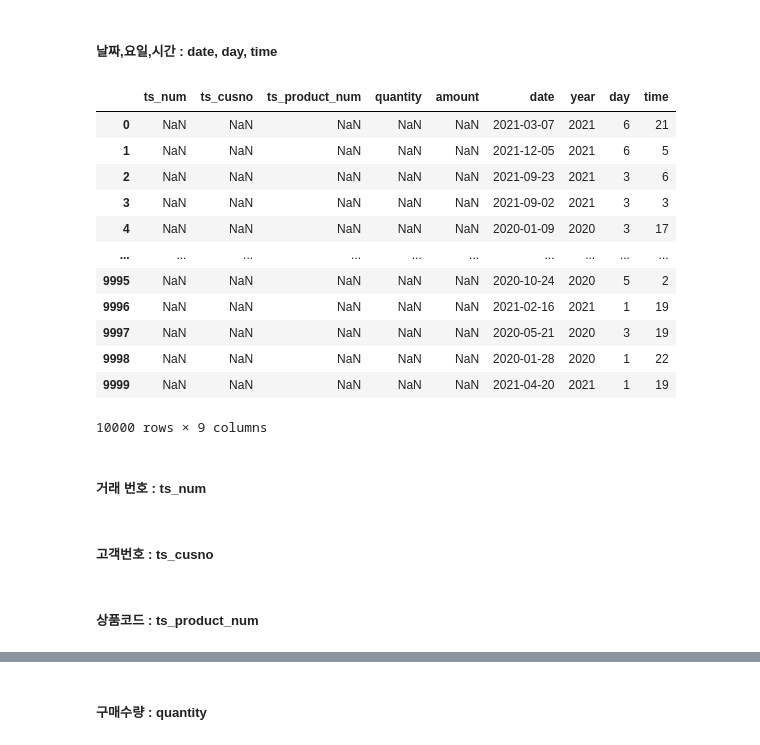
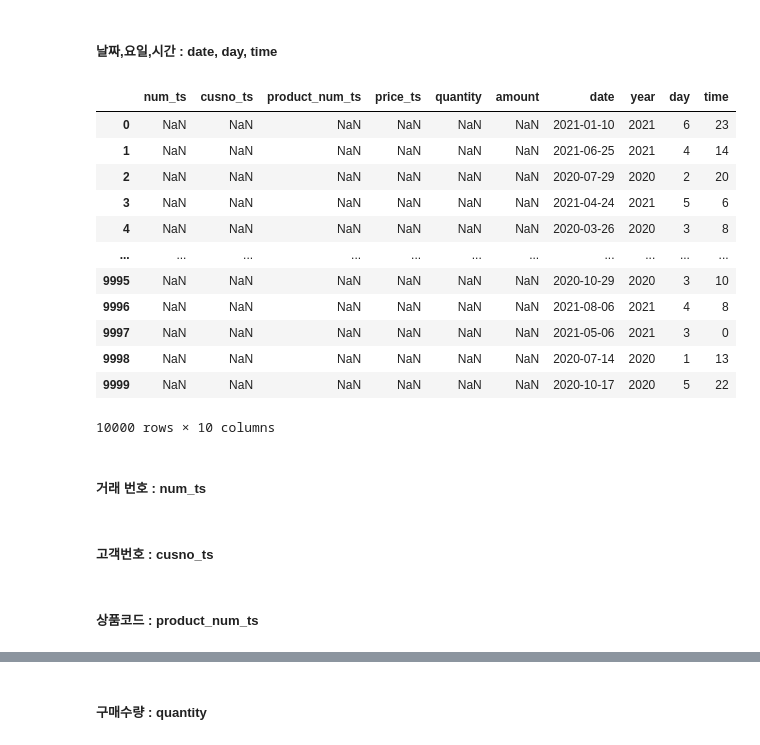
Before and after one commit to zivary/Working-with-data, a Jupyter notebook: 고객거래데이터_cakd_07_맛집트레블러.ipynb, the cells around one changed output, grey strips where cells are left out. Drawn from its saved outputs; the diff is of its cells as text; code cells hidden in the pictures.

```diff
--- a/고객거래데이터_cakd_07_맛집트레블러.ipynb
+++ b/고객거래데이터_cakd_07_맛집트레블러.ipynb
@@ -302,6 +367,7 @@ product.price = price
 # %% [markdown]
 #### 거래 데이터프레임 양식 만들기
 # %%
-purchase = pd.DataFrame(columns=['ts_num', 'ts_cusno', 'ts_product_num', 'quantity','amount', 'date', 'year', 'day', 'time'])
+purchase = pd.DataFrame(columns=['num_ts', 'cusno_ts', 'product_num_ts', 'price_ts',
+                        'quantity', 'amount', 'date', 'year', 'day', 'time'])
 purchase
 # %% [output]
@@ -313,42 +379,43 @@ purchase
 # %%
 from datetime import datetime
 # date
 date_list_20 = list(pd.date_range('2020-01-01', '2020-12-31', freq='H'))
 date_list_21 = list(pd.date_range('2021-01-01', '2021-12-31', freq='H'))
 date_20 = np.random.choice(date_list_20, size=6000).tolist()
 date_21 = np.random.choice(date_list_21, size=4000).tolist()
 date = date_20 + date_21
 random.shuffle(date)
 date = pd.Series(date)
 
 # date 중에서 년월일만 추출
-purchase.date = date.map(lambda x:datetime.strptime(datetime.strftime(x, '%Y-%m-%d'), '%Y-%m-%d'))
+purchase.date = date.map(lambda x: datetime.strptime(
+    datetime.strftime(x, '%Y-%m-%d'), '%Y-%m-%d'))
 
 # year(년도)
 purchase.year = purchase.date.dt.year
 
 # day(요일)
 purchase.day = purchase.date.dt.weekday
 
 # 시간
 time = date.map(lambda x: x.hour)
 purchase.time = time
 
 purchase
 # %% [output]
-|  | ts_num | ts_cusno | ts_product_num | quantity | amount | date | year | day | time |
-| 0 | NaN | NaN | NaN | NaN | NaN | 2021-03-07 | 2021 | 6 | 21 |
-| 1 | NaN | NaN | NaN | NaN | NaN | 2021-12-05 | 2021 | 6 | 5 |
-| 2 | NaN | NaN | NaN | NaN | NaN | 2021-09-23 | 2021 | 3 | 6 |
-| 3 | NaN | NaN | NaN | NaN | NaN | 2021-09-02 | 2021 | 3 | 3 |
-| 4 | NaN | NaN | NaN | NaN | NaN | 2020-01-09 | 2020 | 3 | 17 |
-| ... | ... | ... | ... | ... | ... | ... | ... | ... | ... |
-| 9995 | NaN | NaN | NaN | NaN | NaN | 2020-10-24 | 2020 | 5 | 2 |
-| 9996 | NaN | NaN | NaN | NaN | NaN | 2021-02-16 | 2021 | 1 | 19 |
-| 9997 | NaN | NaN | NaN | NaN | NaN | 2020-05-21 | 2020 | 3 | 19 |
-| 9998 | NaN | NaN | NaN | NaN | NaN | 2020-01-28 | 2020 | 1 | 22 |
-| 9999 | NaN | NaN | NaN | NaN | NaN | 2021-04-20 | 2021 | 1 | 19 |
+|  | num_ts | cusno_ts | product_num_ts | price_ts | quantity | amount | date | year | day | time |
+| 0 | NaN | NaN | NaN | NaN | NaN | NaN | 2021-01-10 | 2021 | 6 | 23 |
+| 1 | NaN | NaN | NaN | NaN | NaN | NaN | 2021-06-25 | 2021 | 4 | 14 |
+| 2 | NaN | NaN | NaN | NaN | NaN | NaN | 2020-07-29 | 2020 | 2 | 20 |
+| 3 | NaN | NaN | NaN | NaN | NaN | NaN | 2021-04-24 | 2021 | 5 | 6 |
+| 4 | NaN | NaN | NaN | NaN | NaN | NaN | 2020-03-26 | 2020 | 3 | 8 |
+| ... | ... | ... | ... | ... | ... | ... | ... | ... | ... | ... |
+| 9995 | NaN | NaN | NaN | NaN | NaN | NaN | 2020-10-29 | 2020 | 3 | 10 |
+| 9996 | NaN | NaN | NaN | NaN | NaN | NaN | 2021-08-06 | 2021 | 4 | 8 |
+| 9997 | NaN | NaN | NaN | NaN | NaN | NaN | 2021-05-06 | 2021 | 3 | 0 |
+| 9998 | NaN | NaN | NaN | NaN | NaN | NaN | 2020-07-14 | 2020 | 1 | 13 |
+| 9999 | NaN | NaN | NaN | NaN | NaN | NaN | 2020-10-17 | 2020 | 5 | 22 |
-10000 rows × 9 columns
+10000 rows × 10 columns
 # %% [markdown]
-##### 거래 번호 : ts_num
+##### 거래 번호 : num_ts
 # %%
@@ -357,4 +424,4 @@ purchase.ts_num = ts_num
 # %% [markdown]
-##### 고객번호 : ts_cusno
+##### 고객번호 : cusno_ts
 # %%
 # 기존 cusno가 중복될 수 있도록 만들기
@@ -363,3 +430,3 @@ purchase.ts_cusno = ts_cusno
 # %% [markdown]
-##### 상품코드 : ts_product_num
+##### 상품코드 : product_num_ts
 # %%
```
Also changed, not shown: parts of 58 cells of this notebook, 1 other file.
